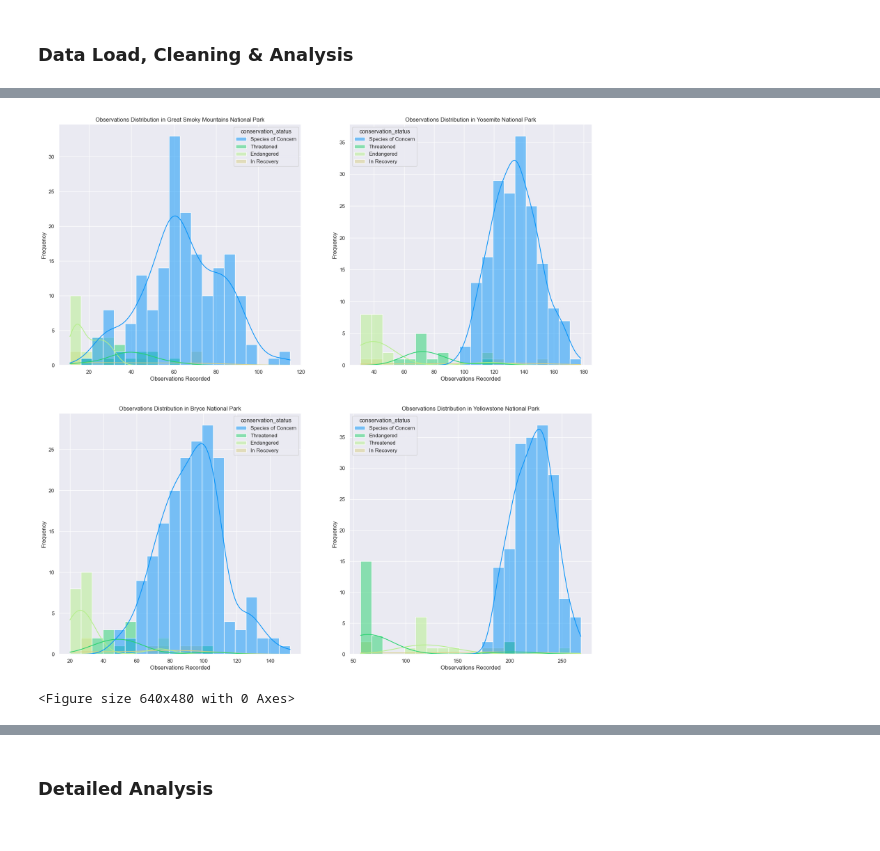
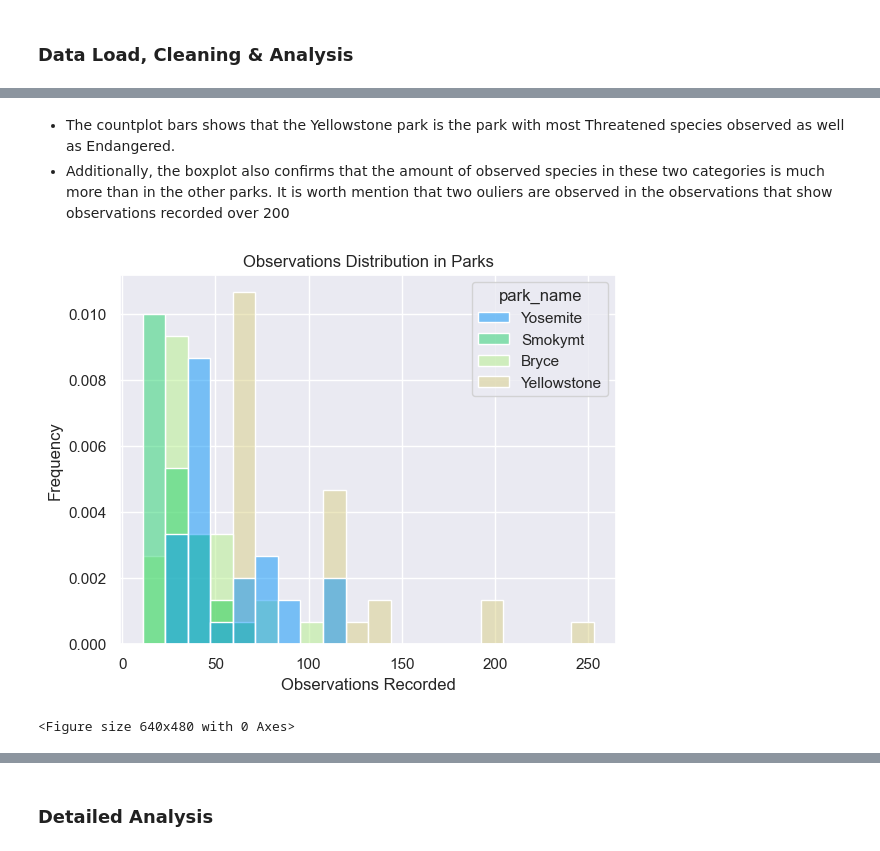
Before and after one commit to GALLP900/CodAcG_Github, a Jupyter notebook: Python_Training/Data Science Fundations II/biodiversity-starter/biodiversity_starter/biodiversity.ipynb, the cells around one changed output, grey strips where cells are left out. Cells and saved outputs as stored; diff of their text form; code cells hidden in the pictures.

Commit message:
improvements in data analysis per park not as a whole set

```diff
--- a/Python_Training/Data Science Fundations II/biodiversity-starter/biodiversity_starter/biodiversity.ipynb
+++ b/Python_Training/Data Science Fundations II/biodiversity-starter/biodiversity_starter/biodiversity.ipynb
@@ -107,0 +142,6 @@ display(pd.crosstab(all_data['park_name'], all_data['conservation_status'], valu
+# %%
+# Replace Long names of parks with short names in the park_name column
+replace_dict = {'Great Smoky Mountains National Park': 'Smokymt', 'Yosemite National Park': 'Yosemite', 'Bryce National Park': 'Bryce', 'Yellowstone National Park': 'Yellowstone'}
+for key, value in replace_dict.items():
+    all_data['park_name'] = all_data['park_name'].replace(key, value)
+display(all_data.head())
@@ -130,0 +189,19 @@ plt.clf()
+# %%
+#Analyze data by park and endanreged species
+plt.figure(figsize=(15,6))
+park_data_TE = all_data[((all_data.conservation_status == 'Endangered') | (all_data.conservation_status == 'Threatened'))]
+#plot the observations distribution in the parks for the endagered species and threatened species
+plt.subplot(1,2,1)
+#capsize is used to add error bars to the barplot
+sn.barplot(data=park_data_TE, x='park_name', y='observations', hue='conservation_status', capsize=0.2)
+plt.title(f'Observations Count in the Parks')
+plt.xlabel('Parks')
+plt.ylabel('Observations Recorded')
+#plot the observations distribution in the parks for the endagered species and threatened species
+plt.subplot(1,2,2)
+sn.boxplot(data=park_data_TE, x='park_name', y='observations', hue='conservation_status')
+plt.title(f'Box grouping of the Observations in the Parks')
+plt.xlabel('Parks')
+plt.ylabel('Observations Recorded')
+plt.show()
+plt.clf()
@@ -131,17 +211,15 @@ plt.clf()
+# %% [markdown]
+- The countplot bars shows that the Yellowstone park is the park with most Threatened species observed as well as Endangered.
+- Additionally, the boxplot also confirms that the amount of observed species in these two categories is much more than in the other parks. It is worth mention that two ouliers are observed in the observations that show observations recorded over 200
 # %%
-#Analyze data by park and endanreged species
-plt.figure(figsize=(20,20))
-counter = 1
-for items in all_data['park_name'].unique():
-    plt.subplot(2,2,counter)
-    park_data = all_data[all_data.park_name == items]
-    sn.histplot(data=park_data, x='observations', hue='conservation_status', bins=20, kde=True)
-    plt.title(f'Observations Distribution in {items}')
-    plt.xlabel('Observations Recorded')
-    plt.ylabel('Frequency')
-    counter = counter +1
+#Analyze data by park and categories of species
+#Stat = density is used to plot the density of the observations
+sn.histplot(data=park_data_TE, x='observations', hue='park_name', stat="density", bins=20)
+plt.title(f'Observations Distribution in Parks')
+plt.xlabel('Observations Recorded')
+plt.ylabel('Frequency')
 plt.show()
 plt.clf()
 # %% [output]
-[figure, old version]
+[figure, new version]
 <Figure size 640x480 with 0 Axes>
```
Also changed, not shown: parts of 21 cells of this notebook.
